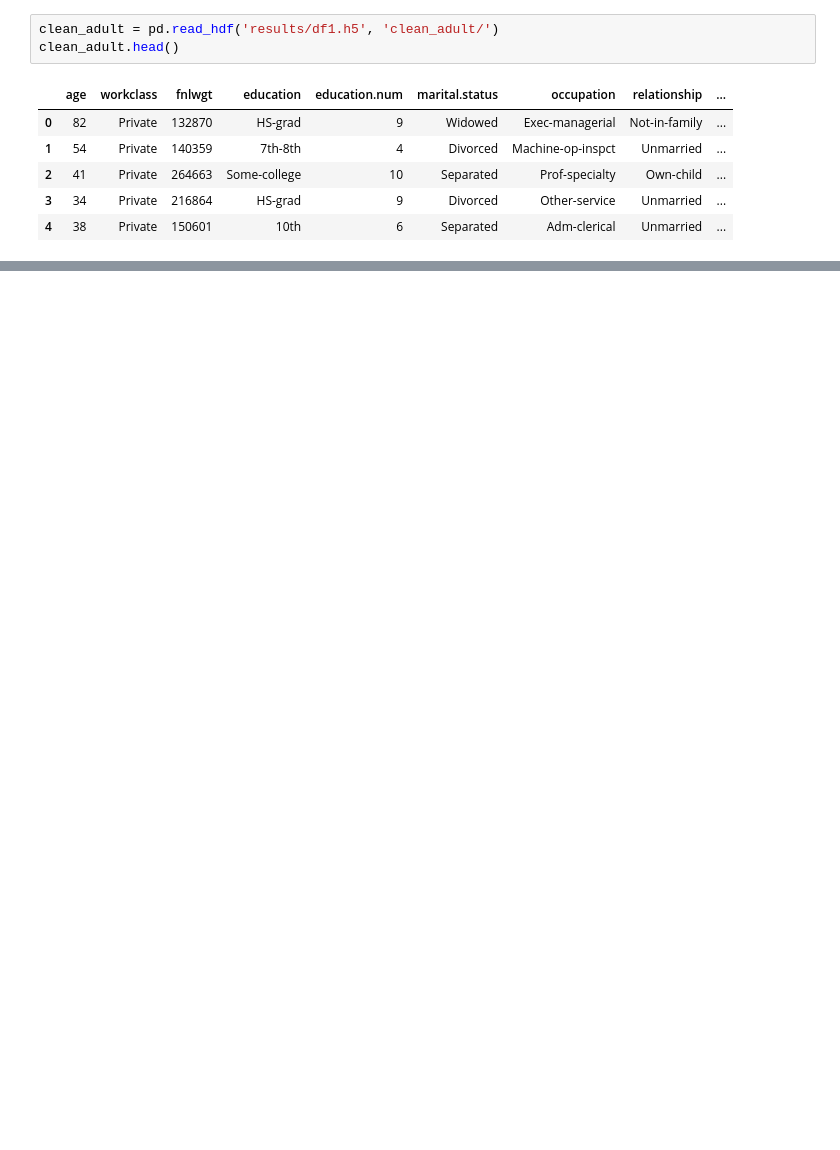
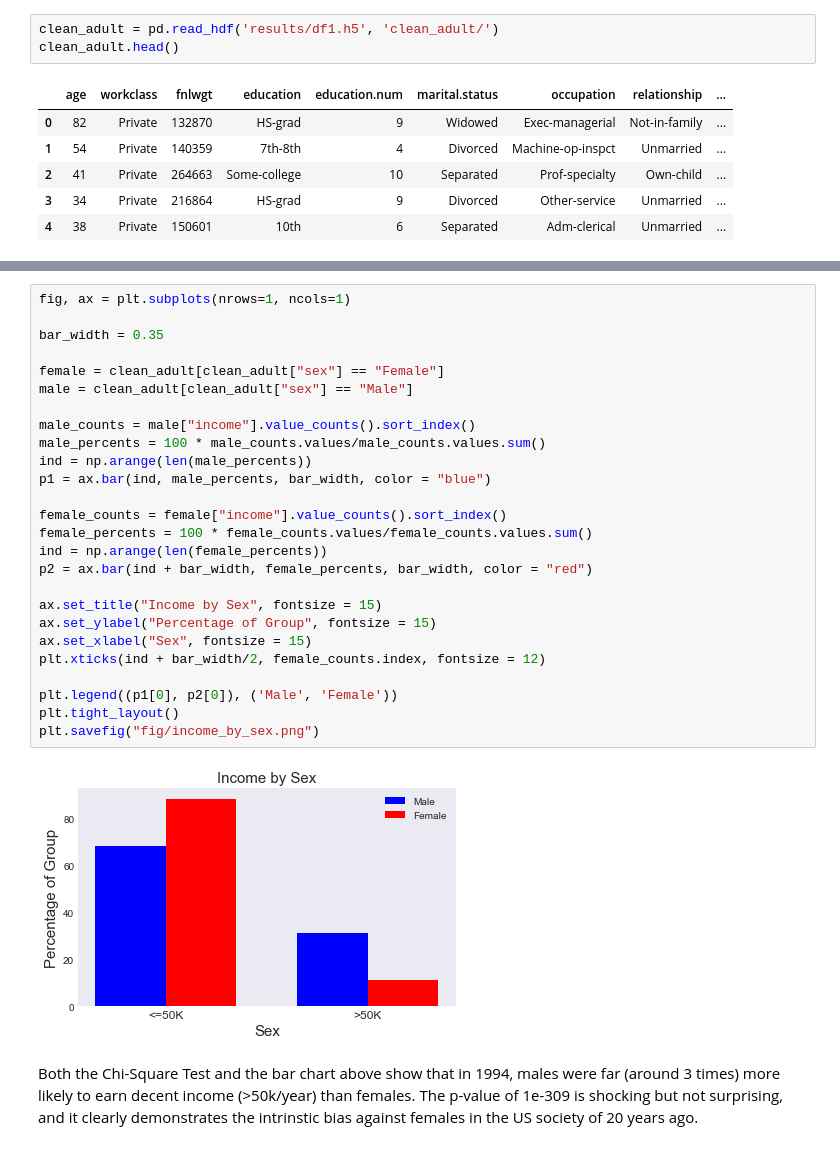
Before and after one commit to berkeley-stat159-f17/project-3-p2-ou-yu-li, a Jupyter notebook: demographics-p5.ipynb, the cells around one changed output, grey strips where cells are left out. Cells and saved outputs as stored; diff of their text form; blank space fills up the shorter version.

```diff
--- a/demographics-p5.ipynb
+++ b/demographics-p5.ipynb
@@ -24,0 +48,30 @@ clean_adult.head()
+# %%
+fig, ax = plt.subplots(nrows=1, ncols=1)
+
+bar_width = 0.35
+
+female = clean_adult[clean_adult["sex"] == "Female"]
+male = clean_adult[clean_adult["sex"] == "Male"]
+
+male_counts = male["income"].value_counts().sort_index()
+male_percents = 100 * male_counts.values/male_counts.values.sum()
+ind = np.arange(len(male_percents))
+p1 = ax.bar(ind, male_percents, bar_width, color = "blue")
+
+female_counts = female["income"].value_counts().sort_index()
+female_percents = 100 * female_counts.values/female_counts.values.sum()
+ind = np.arange(len(female_percents))
+p2 = ax.bar(ind + bar_width, female_percents, bar_width, color = "red")
+
+ax.set_title("Income by Sex", fontsize = 15)
+ax.set_ylabel("Percentage of Group", fontsize = 15)
+ax.set_xlabel("Sex", fontsize = 15)
+plt.xticks(ind + bar_width/2, female_counts.index, fontsize = 12)
+
+plt.legend((p1[0], p2[0]), ('Male', 'Female'))
+plt.tight_layout()
+plt.savefig("fig/income_by_sex.png")
+# %% [output]
+[figure, added]
+# %% [markdown]
+Both the Chi-Square Test and the bar chart above show that in 1994, males were far (around 3 times) more likely to earn decent income (>50k/year) than females. The p-value of 1e-309 is shocking but not surprising, and it clearly demonstrates the intrinstic bias against females in the US society of 20 years ago.
```
Also changed, not shown: parts of 18 cells of this notebook, 5 other files.
